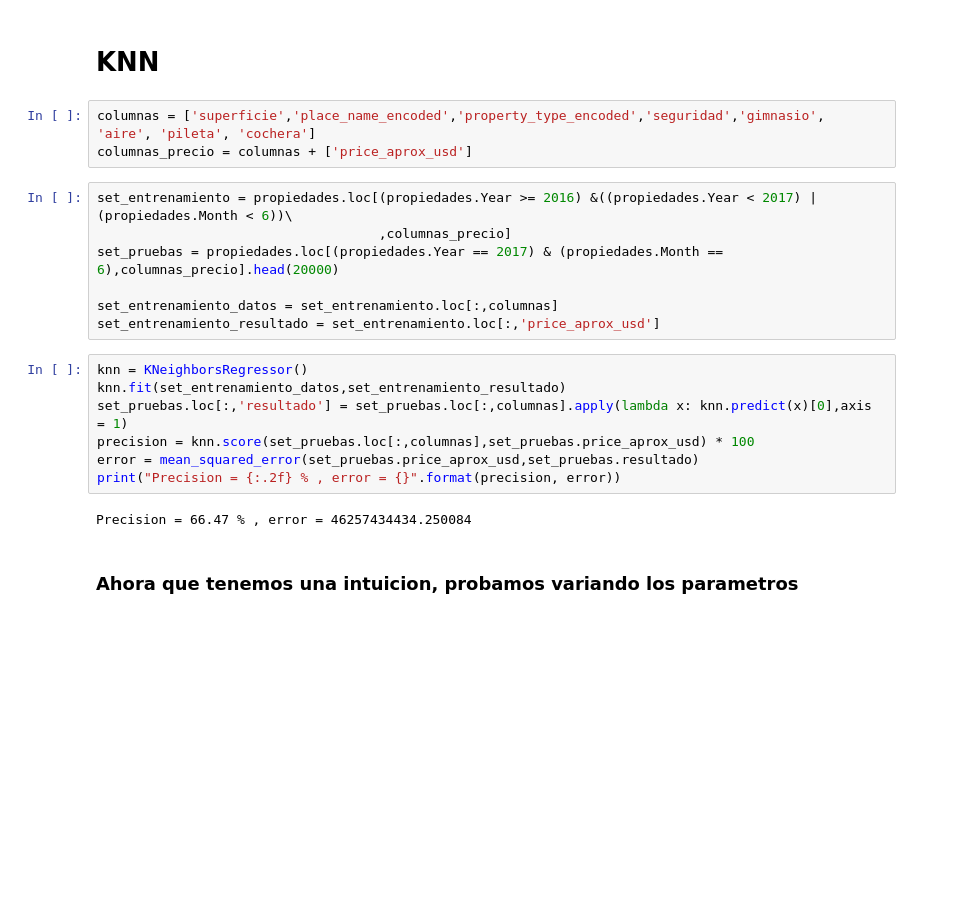
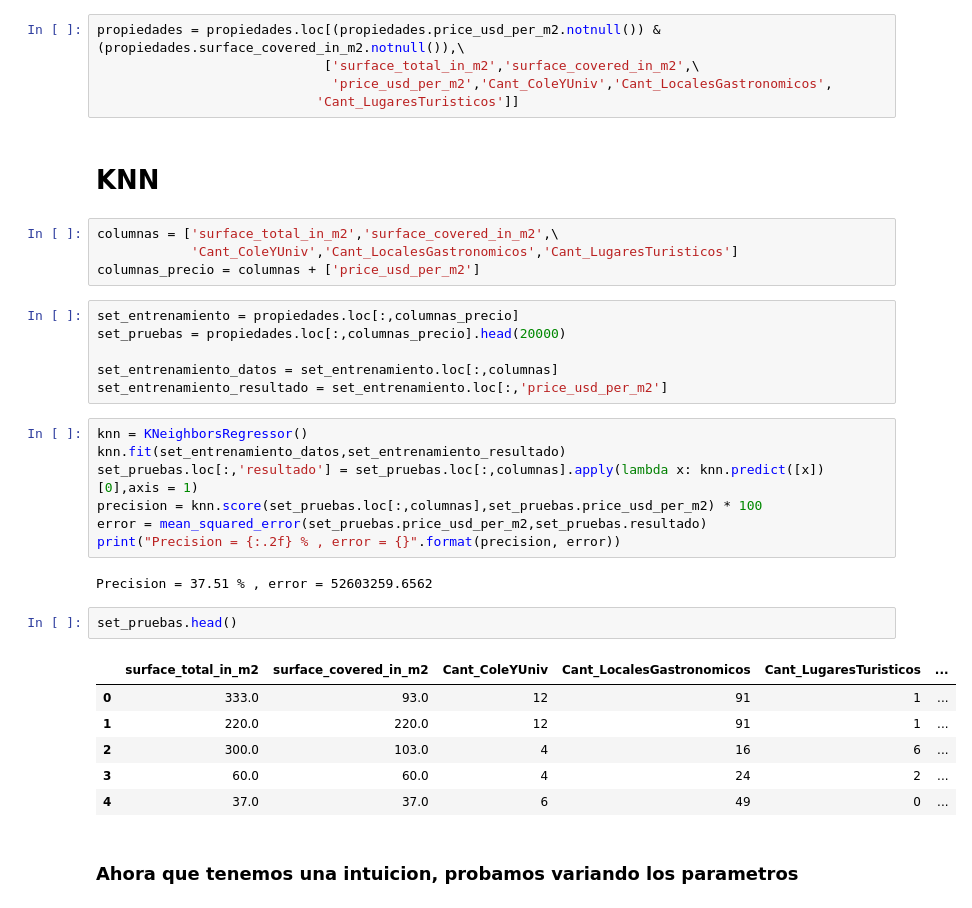
Before and after one commit to RodrigoDeRosa-zz/ProperatiMachineLearning, a Jupyter notebook: Knn/aux2.ipynb, the cells around one changed output. Drawn from its saved outputs; the diff is of its cells as text; blank space fills up the shorter version.

```diff
--- a/Knn/knn2.ipynb
+++ b/Knn/aux2.ipynb
@@ -41,24 +19,38 @@ memory usage: 65.9 MB
+# %%
+propiedades = propiedades.loc[(propiedades.price_usd_per_m2.notnull()) & (propiedades.surface_covered_in_m2.notnull()),\
+                             ['surface_total_in_m2','surface_covered_in_m2',\
+                              'price_usd_per_m2','Cant_ColeYUniv','Cant_LocalesGastronomicos',
+                            'Cant_LugaresTuristicos']]
 # %% [markdown]
 # KNN
-# %%
-columnas = ['superficie','place_name_encoded','property_type_encoded','seguridad','gimnasio', 'aire', 'pileta', 'cochera']
-columnas_precio = columnas + ['price_aprox_usd']
+# %%
+columnas = ['surface_total_in_m2','surface_covered_in_m2',\
+            'Cant_ColeYUniv','Cant_LocalesGastronomicos','Cant_LugaresTuristicos']
+columnas_precio = columnas + ['price_usd_per_m2']
 # %%
-set_entrenamiento = propiedades.loc[(propiedades.Year >= 2016) &((propiedades.Year < 2017) | (propiedades.Month < 6))\
-                                    ,columnas_precio]
-set_pruebas = propiedades.loc[(propiedades.Year == 2017) & (propiedades.Month == 6),columnas_precio].head(20000)
+set_entrenamiento = propiedades.loc[:,columnas_precio]
+set_pruebas = propiedades.loc[:,columnas_precio].head(20000)
 
 set_entrenamiento_datos = set_entrenamiento.loc[:,columnas]
-set_entrenamiento_resultado = set_entrenamiento.loc[:,'price_aprox_usd']
+set_entrenamiento_resultado = set_entrenamiento.loc[:,'price_usd_per_m2']
 # %%
 knn = KNeighborsRegressor()
 knn.fit(set_entrenamiento_datos,set_entrenamiento_resultado)
-set_pruebas.loc[:,'resultado'] = set_pruebas.loc[:,columnas].apply(lambda x: knn.predict(x)[0],axis = 1)
-precision = knn.score(set_pruebas.loc[:,columnas],set_pruebas.price_aprox_usd) * 100
-error = mean_squared_error(set_pruebas.price_aprox_usd,set_pruebas.resultado)
+set_pruebas.loc[:,'resultado'] = set_pruebas.loc[:,columnas].apply(lambda x: knn.predict([x])[0],axis = 1)
+precision = knn.score(set_pruebas.loc[:,columnas],set_pruebas.price_usd_per_m2) * 100
+error = mean_squared_error(set_pruebas.price_usd_per_m2,set_pruebas.resultado)
 print("Precision = {:.2f} % , error = {}".format(precision, error))
 # %% [output]
-Precision = 66.47 % , error = 46257434434.250084
+Precision = 37.51 % , error = 52603259.6562
+# %%
+set_pruebas.head()
+# %% [output]
+|  | surface_total_in_m2 | surface_covered_in_m2 | Cant_ColeYUniv | Cant_LocalesGastronomicos | Cant_LugaresTuristicos | ... |
+| 0 | 333.0 | 93.0 | 12 | 91 | 1 | ... |
+| 1 | 220.0 | 220.0 | 12 | 91 | 1 | ... |
+| 2 | 300.0 | 103.0 | 4 | 16 | 6 | ... |
+| 3 | 60.0 | 60.0 | 4 | 24 | 2 | ... |
+| 4 | 37.0 | 37.0 | 6 | 49 | 0 | ... |
 # %% [markdown]
 ### Ahora que tenemos una intuicion, probamos variando los parametros
 # %%
```
Also changed, not shown: parts of 6 cells of this notebook, 1 other file.
